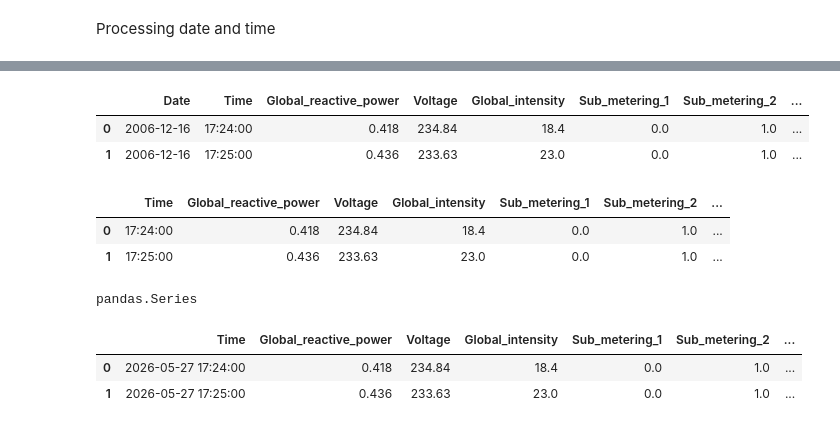
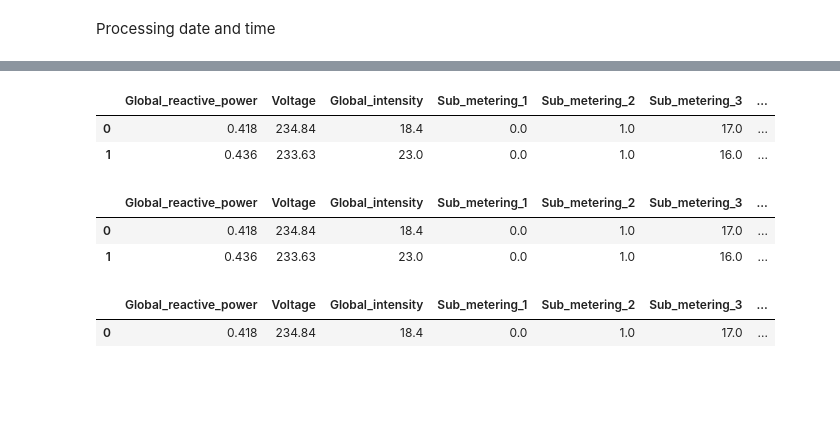
Before and after one commit to Nick-Kevin/supervised-learning-mini-projects, a Jupyter notebook: Regression/household_power_consumption.ipynb, the cells around one changed output, grey strips where cells are left out. Saved outputs shown, nothing was run; the diff lists cells and outputs as text; code cells hidden in the pictures; blank space fills up the shorter version.

```diff
--- a/Regression/household_power_consumption.ipynb
+++ b/Regression/household_power_consumption.ipynb
@@ -197,5 +167,7 @@ X.head()
 # %% [markdown]
 Processing date and time
 # %%
-X['Date'] = pd.to_datetime(X['Date'])
+X['Date_time'] = X['Date'] + ' ' + X['Time']
+X.drop(columns=['Date', 'Time'], inplace=True)
+X['Date_time'] = pd.to_datetime(X['Date_time'], dayfirst=True)
 # %%
@@ -207,45 +179,32 @@ Name: Date, dtype: datetime64[us]
 # %%
-X['month'] = X['Date'].dt.month
-X['day'] = X['Date'].dt.day
-X['year'] = X['Date'].dt.year
-X['Day_of_week'] = X['Date'].dt.dayofweek
-X['Week_of_year'] = X['Date'].dt.isocalendar().week
+X['month'] = X['Date_time'].dt.month
+X['day'] = X['Date_time'].dt.day
+X['year'] = X['Date_time'].dt.year
+X['Day_of_week'] = X['Date_time'].dt.dayofweek
+X['Week_of_year'] = X['Date_time'].dt.isocalendar().week
 
 X.head(2)
 # %% [output]
-|  | Date | Time | Global_reactive_power | Voltage | Global_intensity | Sub_metering_1 | Sub_metering_2 | ... |
-| 0 | 2006-12-16 | 17:24:00 | 0.418 | 234.84 | 18.4 | 0.0 | 1.0 | ... |
-| 1 | 2006-12-16 | 17:25:00 | 0.436 | 233.63 | 23.0 | 0.0 | 1.0 | ... |
+|  | Global_reactive_power | Voltage | Global_intensity | Sub_metering_1 | Sub_metering_2 | Sub_metering_3 | ... |
+| 0 | 0.418 | 234.84 | 18.4 | 0.0 | 1.0 | 17.0 | ... |
+| 1 | 0.436 | 233.63 | 23.0 | 0.0 | 1.0 | 16.0 | ... |
-# %%
-# drop the date column since all its necessary informations are extracted
-
-X.drop(columns=['Date'], inplace=True)
-X.head(2)
-# %% [output]
-|  | Time | Global_reactive_power | Voltage | Global_intensity | Sub_metering_1 | Sub_metering_2 | ... |
-| 0 | 17:24:00 | 0.418 | 234.84 | 18.4 | 0.0 | 1.0 | ... |
-| 1 | 17:25:00 | 0.436 | 233.63 | 23.0 | 0.0 | 1.0 | ... |
-# %%
-# convert the time feature into datetime since it's an str type
-
-X['Time'] = pd.to_datetime(X['Time'])
-type(X['Time'])
-# %% [output]
-pandas.Series
 # %%
 # extract necessary informations from the time feature
 
-X['Hour'] = X['Time'].dt.hour
-X['Minute'] = X['Time'].dt.minute
+X['Hour'] = X['Date_time'].dt.hour
+X['Minute'] = X['Date_time'].dt.minute
 
 X.head(2)
 # %% [output]
-|  | Time | Global_reactive_power | Voltage | Global_intensity | Sub_metering_1 | Sub_metering_2 | ... |
-| 0 | 2026-05-27 17:24:00 | 0.418 | 234.84 | 18.4 | 0.0 | 1.0 | ... |
-| 1 | 2026-05-27 17:25:00 | 0.436 | 233.63 | 23.0 | 0.0 | 1.0 | ... |
+|  | Global_reactive_power | Voltage | Global_intensity | Sub_metering_1 | Sub_metering_2 | Sub_metering_3 | ... |
+| 0 | 0.418 | 234.84 | 18.4 | 0.0 | 1.0 | 17.0 | ... |
+| 1 | 0.436 | 233.63 | 23.0 | 0.0 | 1.0 | 16.0 | ... |
 # %%
-# drop the Time feature
+# drop the date-Time feature
 
-X.drop(columns=['Time'], inplace=True)
+X.drop(columns=['Date_time'], inplace=True)
 
 X.head(1)
+# %% [output]
+|  | Global_reactive_power | Voltage | Global_intensity | Sub_metering_1 | Sub_metering_2 | Sub_metering_3 | ... |
+| 0 | 0.418 | 234.84 | 18.4 | 0.0 | 1.0 | 17.0 | ... |
```
Also changed, not shown: parts of 17 cells of this notebook.
